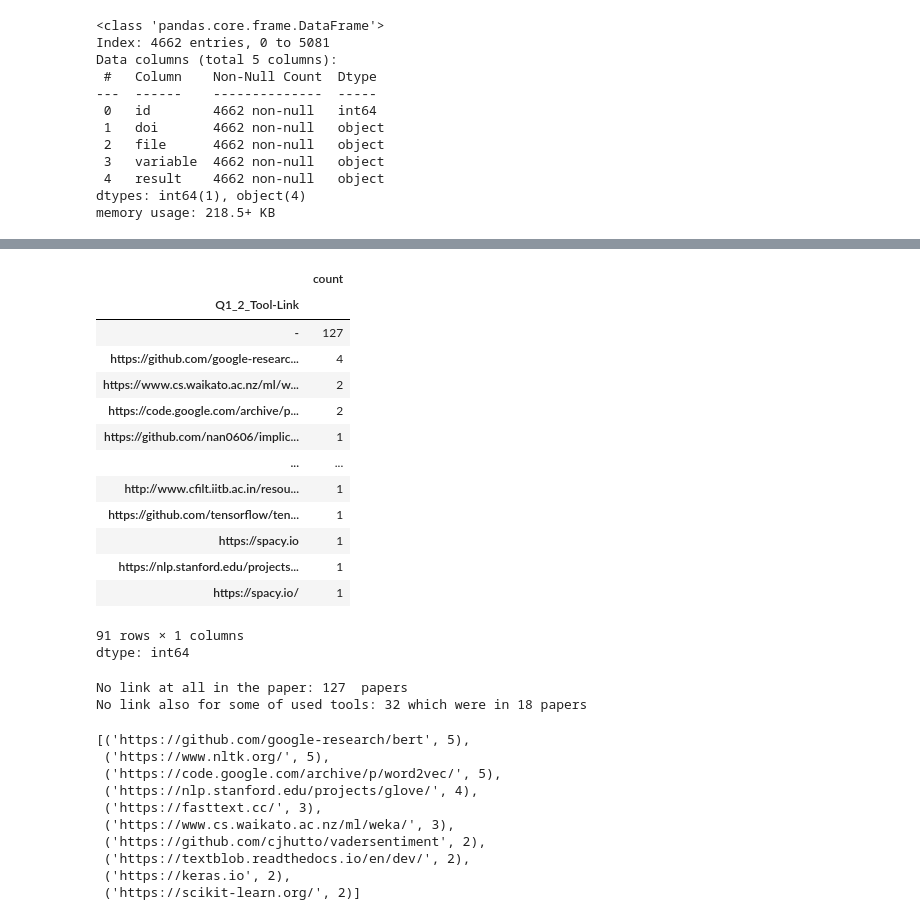
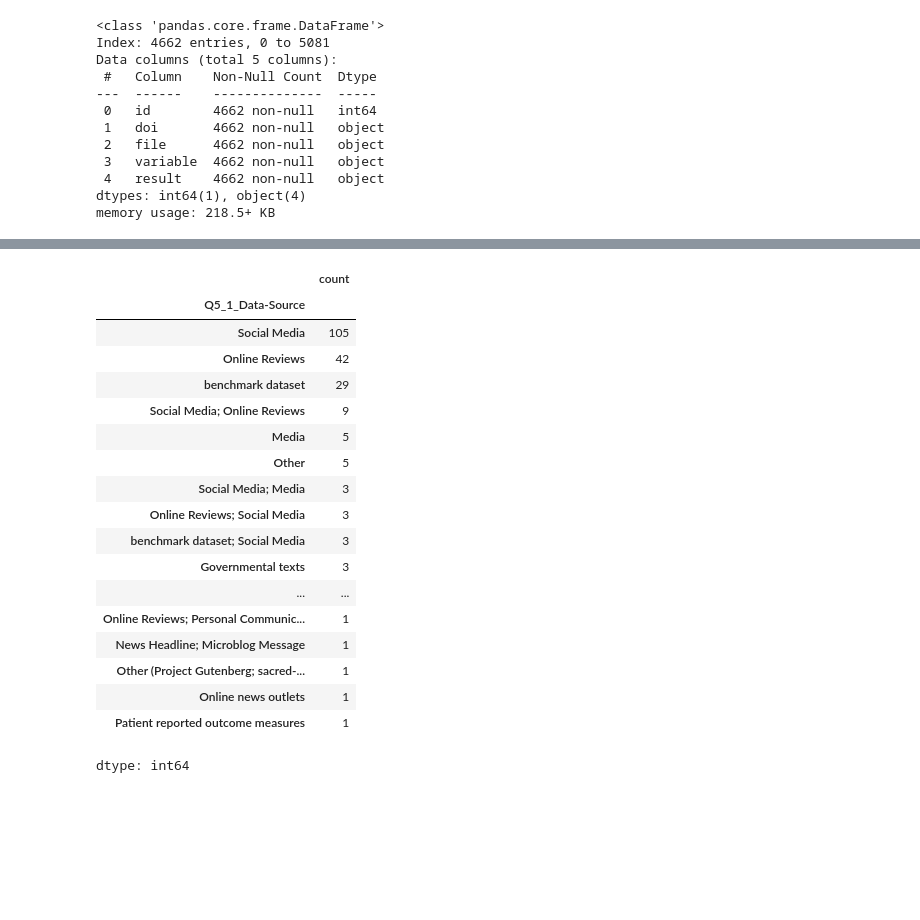
Before and after one commit to JBGruber/opinion-wg2, a Jupyter notebook: analysis_visualization/visualization2_olya.ipynb, the cells around one changed output, grey strips where cells are left out. Saved outputs shown, nothing was run; the diff lists cells and outputs as text; code cells hidden in the pictures; blank space fills up the shorter version.

```diff
--- a/analysis_visualization/visualization2_olya.ipynb
+++ b/analysis_visualization/visualization2_olya.ipynb
@@ -65,48 +125,22 @@ memory usage: 38.2+ KB
 # %%
-df_t["Q1_2_Tool-Link"].value_counts()
+df_t["Q5_1_Data-Source"].value_counts()
 # %% [output]
 |  | count |
-| Q1_2_Tool-Link |  |
-| - | 127 |
-| https://github.com/google-researc... | 4 |
-| https://www.cs.waikato.ac.nz/ml/w... | 2 |
-| https://code.google.com/archive/p... | 2 |
-| https://github.com/nan0606/implic... | 1 |
+| Q5_1_Data-Source |  |
+| Social Media | 105 |
+| Online Reviews | 42 |
+| benchmark dataset | 29 |
+| Social Media; Online Reviews | 9 |
+| Media | 5 |
+| Other | 5 |
+| Social Media; Media | 3 |
+| Online Reviews; Social Media | 3 |
+| benchmark dataset; Social Media | 3 |
+| Governmental texts | 3 |
 | ... | ... |
-| http://www.cfilt.iitb.ac.in/resou... | 1 |
-| https://github.com/tensorflow/ten... | 1 |
-| https://spacy.io | 1 |
-| https://nlp.stanford.edu/projects... | 1 |
-| https://spacy.io/ | 1 |
+| Online Reviews; Personal Communic... | 1 |
+| News Headline; Microblog Message | 1 |
+| Other (Project Gutenberg; sacred-... | 1 |
+| Online news outlets | 1 |
+| Patient reported outcome measures | 1 |
-91 rows × 1 columns
 dtype: int64
-# %%
-from collections import Counter
-print("No link at all in the paper:",len(df_t[df_t["Q1_2_Tool-Link"]=="-"])," papers")
-links=df_t[df_t["Q1_2_Tool-Link"]!="-"]["Q1_2_Tool-Link"].values
-link_list = [t.lower().split('; ') for t in links]
-new_link_list=[]
-count_empthy=0
-for i in link_list:
-  for j in i:
-    if j!="-":
-      new_link_list.append(j)
-    else:
-      count_empthy=count_empthy+1
-print ("No link also for some of used tools:",count_empthy, "which were in 18 papers")#which were in 18 papers
-#dict_of_links = Counter(x for xs in link_list for x in set(xs))
-#dict_of_links.most_common()
-Counter(new_link_list).most_common()[:10]
-# %% [output]
-No link at all in the paper: 127  papers
-No link also for some of used tools: 32 which were in 18 papers
-[('https://github.com/google-research/bert', 5),
- ('https://www.nltk.org/', 5),
- ('https://code.google.com/archive/p/word2vec/', 5),
- ('https://nlp.stanford.edu/projects/glove/', 4),
- ('https://fasttext.cc/', 3),
- ('https://www.cs.waikato.ac.nz/ml/weka/', 3),
- ('https://github.com/cjhutto/vadersentiment', 2),
- ('https://textblob.readthedocs.io/en/dev/', 2),
- ('https://keras.io', 2),
- ('https://scikit-learn.org/', 2)]
```
Also changed, not shown: parts of 10 cells of this notebook.
